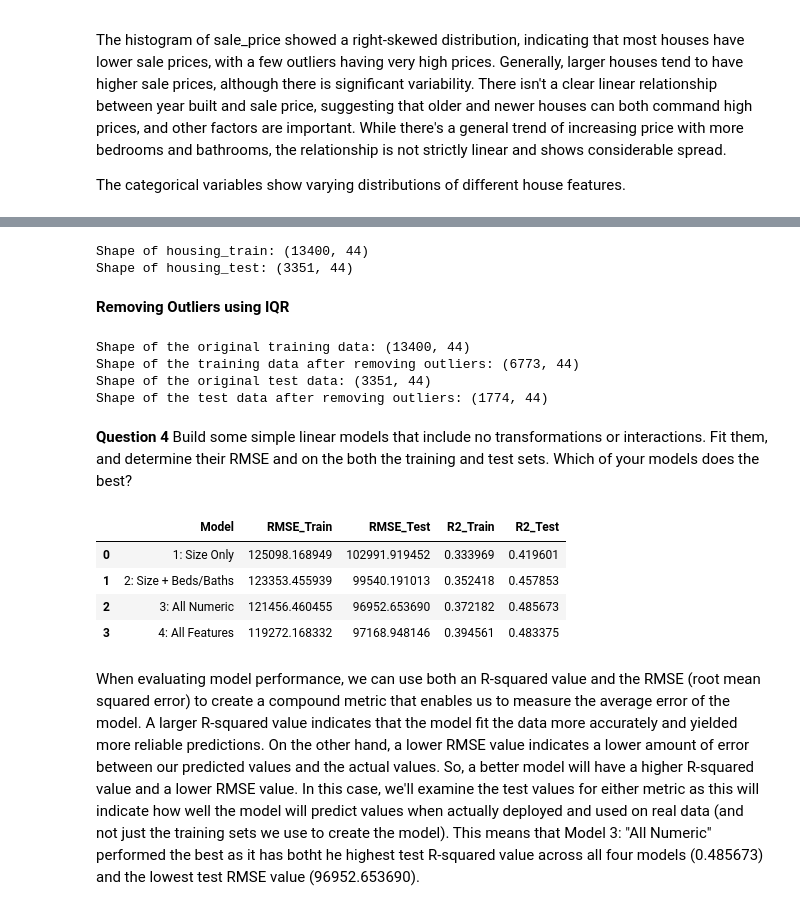
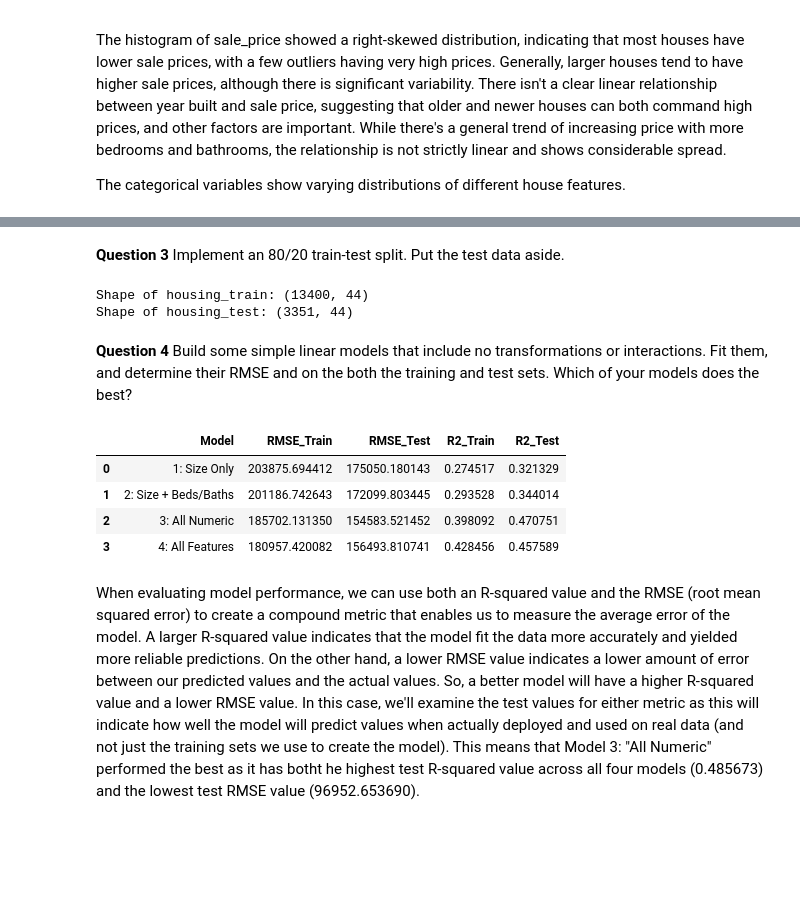
Before and after one commit to bburt26/lab_hedonic_pricing, a Jupyter notebook: lab_notebook.ipynb, the cells around one changed output, grey strips where cells are left out. Saved outputs shown, nothing was run; the diff lists cells and outputs as text; code cells hidden in the pictures; blank space fills up the shorter version.

```diff
--- a/lab_notebook.ipynb
+++ b/lab_notebook.ipynb
@@ -258,3 +267,5 @@ housing_encoded = pd.get_dummies(housing, columns=categorical_cols_housing, drop
+# %% [markdown]
+**Question 3** Implement an 80/20 train-test split. Put the test data aside.
 # %%
 from sklearn.model_selection import train_test_split
 from sklearn.linear_model import LinearRegression
@@ -267,38 +278,6 @@ print("Shape of housing_test:", housing_test.shape)
 # %% [output]
 Shape of housing_train: (13400, 44)
 Shape of housing_test: (3351, 44)
-# %% [markdown]
-**Removing Outliers using IQR**
-# %%
-# Calculate IQR for numerical columns on the training set
-numerical_cols = housing_train.select_dtypes(include=np.number).columns.tolist()
-# Exclude the target variable 'sale_price' from outlier removal based on its own distribution
-numerical_cols.remove('sale_price')
-
-Q1 = housing_train[numerical_cols].quantile(0.25)
-Q3 = housing_train[numerical_cols].quantile(0.75)
-IQR = Q3 - Q1
-
-# Define bounds for outliers based on the training set
-lower_bound = Q1 - 1.5 * IQR
-upper_bound = Q3 + 1.5 * IQR
-
-# Remove outliers from the training set
-housing_train_cleaned = housing_train[~((housing_train[numerical_cols] < lower_bound) | (housing_train[numerical_cols] > upper_bound)).any(axis=1)]
-
-# Remove outliers from the test set using bounds calculated from the training set
-housing_test_cleaned = housing_test[~((housing_test[numerical_cols] < lower_bound) | (housing_test[numerical_cols] > upper_bound)).any(axis=1)]
-
-
-print(f"Shape of the original training data: {housing_train.shape}")
-print(f"Shape of the training data after removing outliers: {housing_train_cleaned.shape}")
-print(f"Shape of the original test data: {housing_test.shape}")
-print(f"Shape of the test data after removing outliers: {housing_test_cleaned.shape}")
-# %% [output]
-Shape of the original training data: (13400, 44)
-Shape of the training data after removing outliers: (6773, 44)
-Shape of the original test data: (3351, 44)
-Shape of the test data after removing outliers: (1774, 44)
 # %% [markdown]
 **Question 4**
 Build some simple linear models that include no transformations or interactions. Fit them, and determine their RMSE and on the both the training and test sets. Which of your models does the best?
@@ -306,18 +285,18 @@ Build some simple linear models that include no transformations or interactions.
 from sklearn.metrics import mean_squared_error, r2_score
 import statsmodels.api as sm
 
-# Features and target
+# Define features and target
 features = ['house_square_feet', 'attic_finished_square_feet', 'basement_square_feet',
             'attached_garage_square_feet', 'detached_garage_square_feet', 'fireplaces',
             'stories', 'year_built', 'bedrooms', 'bathrooms']
 target = 'sale_price'
 
-# Post removal
-X_train = housing_train_cleaned[features]
-y_train = housing_train_cleaned[target]
+# Use the original data with outliers
+X_train = housing_train[features]
+y_train = housing_train[target]
 
-X_test = housing_test_cleaned[features]
-y_test = housing_test_cleaned[target]
+X_test = housing_test[features]
+y_test = housing_test[target]
 
 # Model 1: house_square_feet only
 model1 = sm.OLS(y_train, sm.add_constant(X_train[['house_square_feet']])).fit()
@@ -348,39 +327,39 @@ y_test_pred3 = model3.predict(sm.add_constant(X_test))
 
 rmse_train3 = np.sqrt(mean_squared_error(y_train, y_train_pred3))
 rmse_test3 = np.sqrt(mean_squared_error(y_test, y_test_pred3))
 r2_train3 = r2_score(y_train, y_train_pred3)
 r2_test3 = r2_score(y_test, y_test_pred3)
 
 
 # Model 4: All features (numeric and one-hot encoded categorical)
-X_train_all = housing_train_cleaned.drop('sale_price', axis=1).astype(int)
-X_test_all = housing_test_cleaned.drop('sale_price', axis=1).astype(int)
+X_train_all = housing_train.drop('sale_price', axis=1).astype(int)
+X_test_all = housing_test.drop('sale_price', axis=1).astype(int)
 
 model4 = sm.OLS(y_train, sm.add_constant(X_train_all)).fit()
 y_train_pred4 = model4.predict(sm.add_constant(X_train_all))
 y_test_pred4 = model4.predict(sm.add_constant(X_test_all))
 
 rmse_train4 = np.sqrt(mean_squared_error(y_train, y_train_pred4))
 rmse_test4 = np.sqrt(mean_squared_error(y_test, y_test_pred4))
 r2_train4 = r2_score(y_train, y_train_pred4)
 r2_test4 = r2_score(y_test, y_test_pred4)
 
 # Create a DataFrame to store the results
 results = pd.DataFrame({
     'Model': ['1: Size Only', '2: Size + Beds/Baths', '3: All Numeric', '4: All Features'],
     'RMSE_Train': [rmse_train1, rmse_train2, rmse_train3, rmse_train4],
     'RMSE_Test': [rmse_test1, rmse_test2, rmse_test3, rmse_test4],
     'R2_Train': [r2_train1, r2_train2, r2_train3, r2_train4],
     'R2_Test': [r2_test1, r2_test2, r2_test3, r2_test4]
 })
 
 display(results)
 # %% [output]
 |  | Model | RMSE_Train | RMSE_Test | R2_Train | R2_Test |
-| 0 | 1: Size Only | 125098.168949 | 102991.919452 | 0.333969 | 0.419601 |
-| 1 | 2: Size + Beds/Baths | 123353.455939 | 99540.191013 | 0.352418 | 0.457853 |
-| 2 | 3: All Numeric | 121456.460455 | 96952.653690 | 0.372182 | 0.485673 |
-| 3 | 4: All Features | 119272.168332 | 97168.948146 | 0.394561 | 0.483375 |
+| 0 | 1: Size Only | 203875.694412 | 175050.180143 | 0.274517 | 0.321329 |
+| 1 | 2: Size + Beds/Baths | 201186.742643 | 172099.803445 | 0.293528 | 0.344014 |
+| 2 | 3: All Numeric | 185702.131350 | 154583.521452 | 0.398092 | 0.470751 |
+| 3 | 4: All Features | 180957.420082 | 156493.810741 | 0.428456 | 0.457589 |
 # %% [markdown]
 When evaluating model performance, we can use both an R-squared value and the RMSE (root mean squared error) to create a compound metric that enables us to measure the average error of the model. A larger R-squared value indicates that the model fit the data more accurately and yielded more reliable predictions. On the other hand, a lower RMSE value indicates a lower amount of error between our predicted values and the actual values. So, a better model will have a higher R-squared value and a lower RMSE value. In this case, we'll examine the test values for either metric as this will indicate how well the model will predict values when actually deployed and used on real data (and not just the training sets we use to create the model). This means that Model 3: "All Numeric" performed the best as it has botht he highest test R-squared value across all four models (0.485673) and the lowest test RMSE value (96952.653690).
 # %% [markdown]
```
Also changed, not shown: parts of 7 cells of this notebook.
